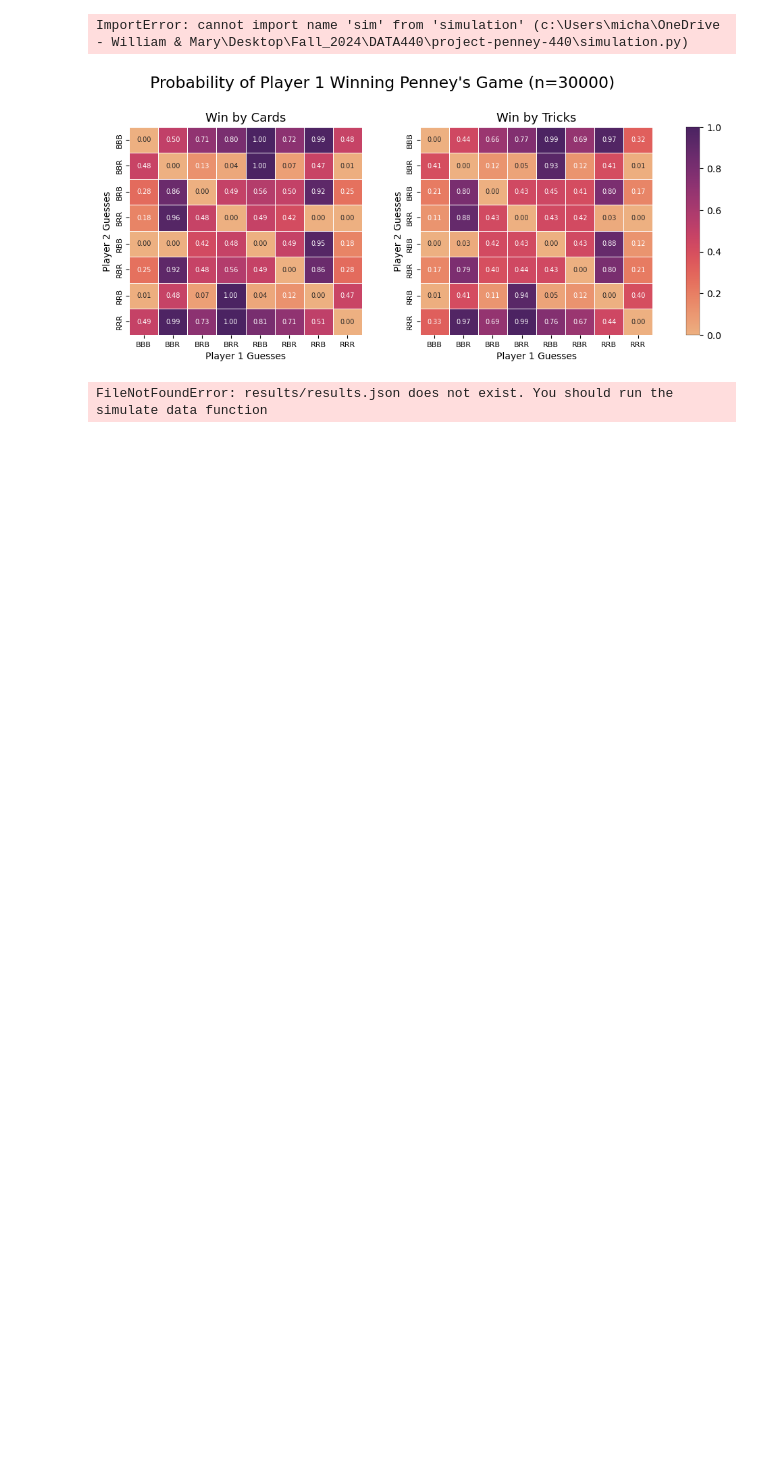
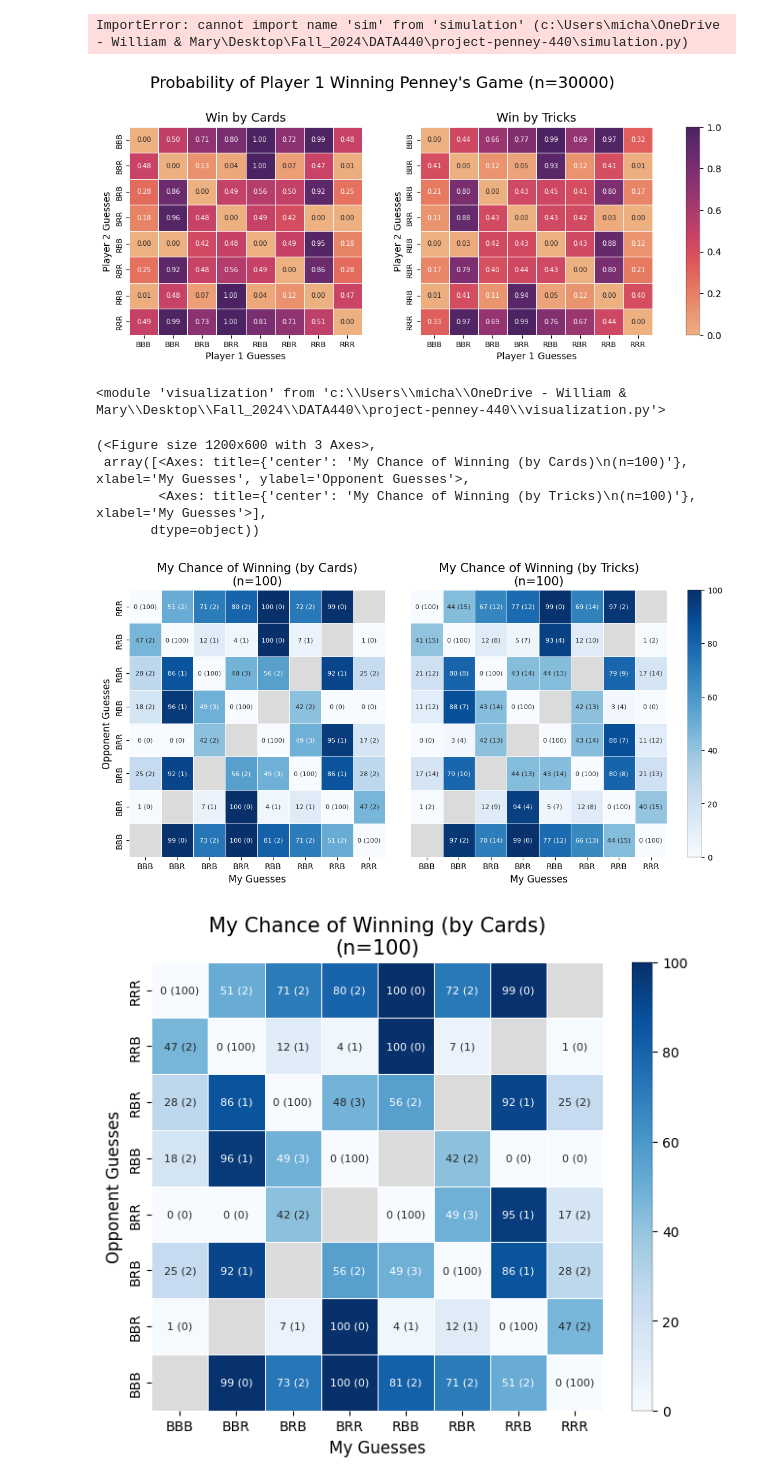
Before and after one commit to mikemartinez13/project-penney-440, a Jupyter notebook: main.ipynb, the cells around one changed output. Saved outputs shown, nothing was run; the diff lists cells and outputs as text; code cells hidden in the pictures; blank space fills up the shorter version.

```diff
--- a/main.ipynb
+++ b/main.ipynb
@@ -12,4 +14,8 @@ heatmap('data/example_file.db')
 # %%
-from processing_updated import play
-from visualization import make_heatmap
+import processing_updated as proc
+import visualization as vis
+reload(proc)
+reload(vis)
+# %% [output]
+<module 'visualization' from 'c:\\Users\\micha\\OneDrive - William & Mary\\Desktop\\Fall_2024\\DATA440\\project-penney-440\\visualization.py'>
 # %%
@@ -17,4 +23,9 @@ play(1000)
 # %%
-make_heatmap()
+vis.make_heatmap()
 # %% [output]
-FileNotFoundError: results/results.json does not exist. You should run the simulate data function
+(<Figure size 1200x600 with 3 Axes>,
+ array([<Axes: title={'center': 'My Chance of Winning (by Cards)\n(n=100)'}, xlabel='My Guesses', ylabel='Opponent Guesses'>,
+        <Axes: title={'center': 'My Chance of Winning (by Tricks)\n(n=100)'}, xlabel='My Guesses'>],
+       dtype=object))
+[figure, added]
+[figure, added]
```
Also changed, not shown: parts of 3 cells of this notebook, 12 other files.
